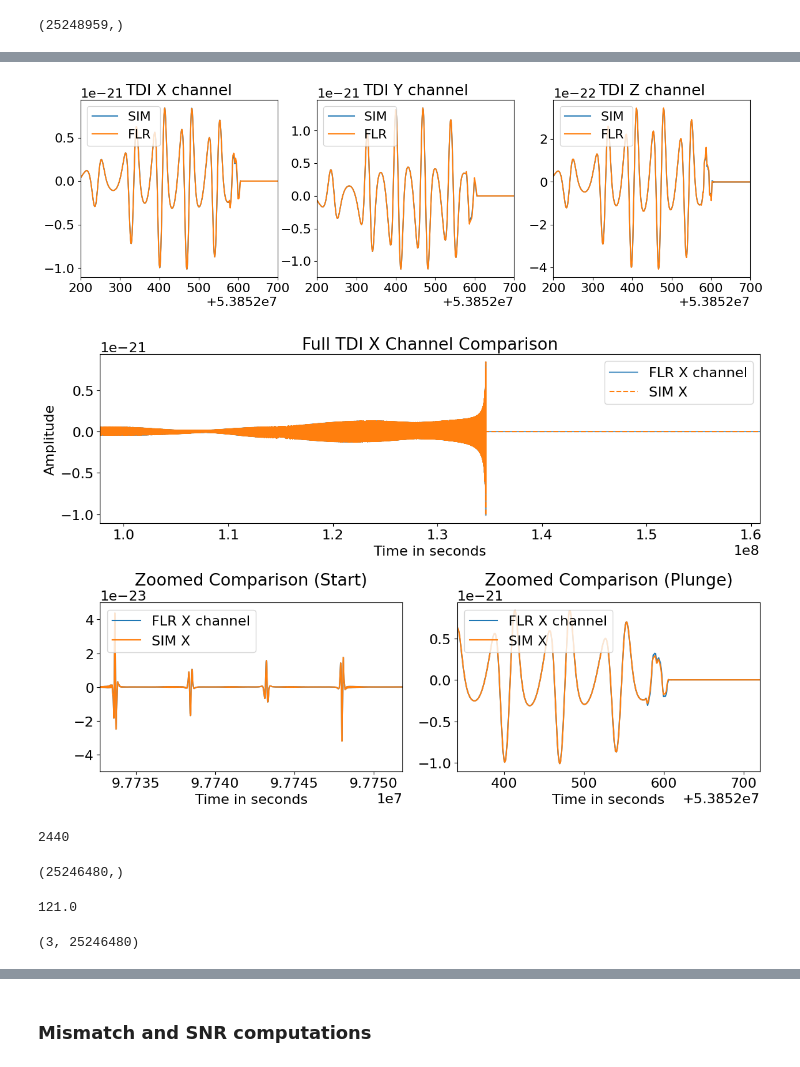
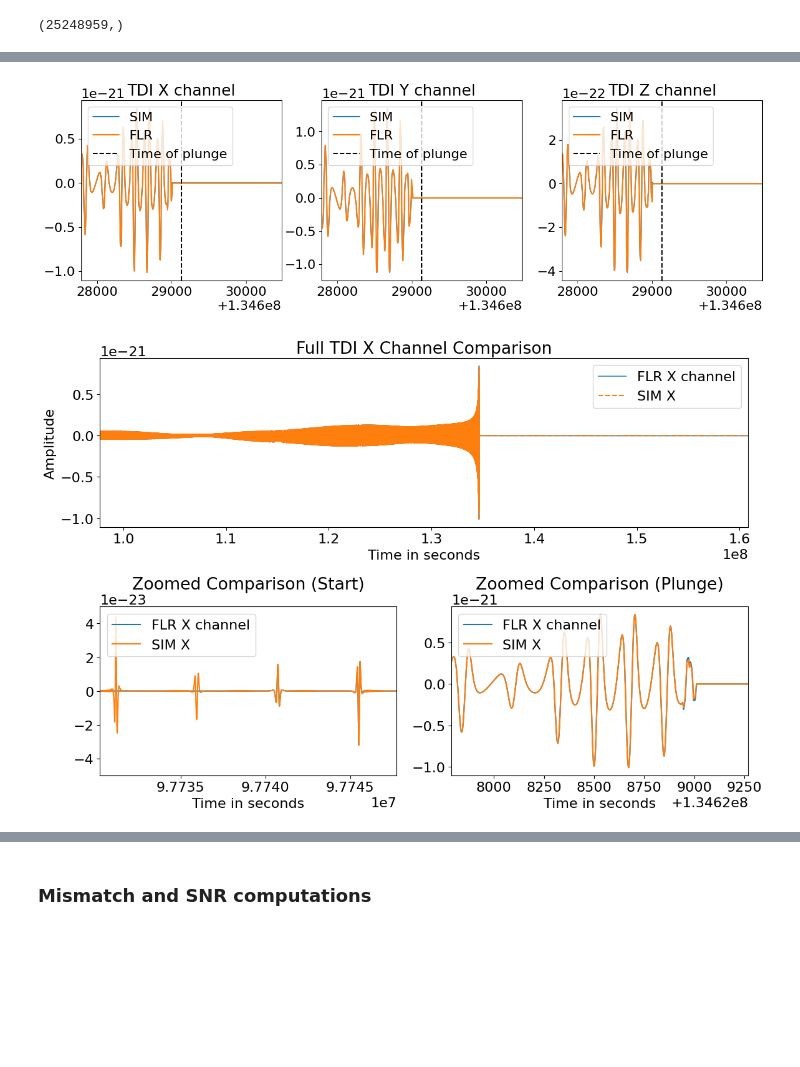
Before and after one commit to BertDepoorter/MojitoAnalysis, a Jupyter notebook: FLR_sim.ipynb, the cells around one changed output, grey strips where cells are left out. Cells and saved outputs as stored; diff of their text form; code cells hidden in the pictures; blank space fills up the shorter version.

Commit message:
Further validation: plots and towards mismatch computation

```diff
--- a/FLR_sim.ipynb
+++ b/FLR_sim.ipynb
@@ -459,10 +362,0 @@ class EMRIWave(ParallelModuleBase):
-# %%
-orbits = OEMOrbits.from_included(oemorbits)
-t0_orbits = float(orbits.t_start) + t_dltt_orbits
-
-n_samples = 1000 # necessary to do the TDI delays
-
-use_gpu=True
-t_smooth=0
-waveform_model='Kerr'
-mode_selection_threshold = 0.0
@@ -471,13 +362,0 @@ OEM preferred interpolation method ignored, using spline interpolation (see Inte
-# %%
-emri_waveform = EMRIWave(use_gpu=use_gpu,
-                         T_smooth=t_smooth,
-                         model=waveform_model,
-                         mode_selection_threshold=mode_selection_threshold,
-                         strain_only=False,
-                         t0_orbits=t0_orbits,
-                         t_init=t0_l0 - offset,
-                         dt=dt,
-                         n_samples=n_samples,
-                         offset=offset, # seconds
-                         time=Time   # time for which we generate the waveform
-                        )
@@ -671,6 +549,6 @@ for i, lab in enumerate(["X", "Y", "Z"]):
 # %%
-time_sim_L1 = np.arange(t_init + 850.5, x2.shape[0]*delta_t + t_init + 850.5, dt)[:-1] / YRSID_SI
-time_flr_L1 = np.arange(t_init, chans.shape[1]*delta_t + t_init, dt)[:-1] /YRSID_SI
+time_sim_L1 = np.arange(t_init + 850.5, x2.shape[0]*delta_t + t_init + 850.5, dt)[:-1]
+time_flr_L1 = np.arange(t_init, chans.shape[1]*delta_t + t_init, dt)[:-1]
 # %%
 len(chans[0])
 # %% [output]
@@ -730,26 +596,29 @@ Text(0.5, 1.0, 'TDI X channel')
+# %%
+T_plunge = params['TimeCoalescenceSSBFrame'] + t_init - 50.5
 # %%
 fig, ax = plt.subplots(1, 3, figsize=(15, 4))
 labels = ['X', 'Y', 'Z']
 sim_data = {0: x2, 1: y2, 2: z2}
 
 for i, lab in enumerate(labels):
-    ax[i].plot(time_sim_L1*YRSID_SI/dt, sim_data[i], label=f'SIM ')
-    ax[i].plot(time_flr_L1*YRSID_SI/dt, chans[i].get(), label=f'FLR')
-    ax[i].set_xlim([5.38522e7,5.38527e7 ])
+    ax[i].plot(time_sim_L1, sim_data[i], label=f'SIM ')
+    ax[i].plot(time_flr_L1, chans[i].get(), label=f'FLR')
+    ax[i].set_xlim([0.99999 * T_plunge, 1.00001 * T_plunge])
+    ax[i].axvline(T_plunge, linestyle='--', color='black', label='Time of plunge')
     ax[i].legend(loc='upper left')
 
     ax[i].set_title(f'TDI {lab} channel')
 # %% [output]
-[figure, old version]
+[figure, new version]
 # %%
 fig = plt.figure(figsize=(12, 8))
 gs = fig.add_gridspec(2, 2)
 
 # panel with full thing
 ax_top = fig.add_subplot(gs[0, :]) # Spans row 0, all columns
-ax_top.plot(time_flr_L1*YRSID_SI, chans[0].get(), label='FLR X channel', alpha=0.7)
-ax_top.plot(time_sim_L1*YRSID_SI, x2, label='SIM X', linestyle='--')
-ax_top.set_xlim([time_sim_L1[0]*YRSID_SI, time_sim_L1[-1]*YRSID_SI])
+ax_top.plot(time_flr_L1, chans[0].get(), label='FLR X channel', alpha=0.7)
+ax_top.plot(time_sim_L1, x2, label='SIM X', linestyle='--')
+ax_top.set_xlim([time_sim_L1[0], time_sim_L1[-1]])
 ax_top.set_title('Full TDI X Channel Comparison')
 ax_top.legend(loc='upper right')
 ax_top.set_xlabel('Time in seconds')
@@ -757,9 +626,9 @@ ax_top.set_ylabel('Amplitude')
 
 # bottom left
 ax_left = fig.add_subplot(gs[1, 0])
-ax_left.plot(time_flr_L1*YRSID_SI, chans[0].get(), label='FLR X channel')
-ax_left.plot(time_sim_L1*YRSID_SI, x2, label='SIM X')
-ax_left.set_xlim([(time_sim_L1[0])*YRSID_SI+1000*dt, (time_sim_L1[0]+ 0.00005)*YRSID_SI+8000*dt])
+ax_left.plot(time_flr_L1, chans[0].get(), label='FLR X channel')
+ax_left.plot(time_sim_L1, x2, label='SIM X')
+ax_left.set_xlim([(time_sim_L1[0])+1000*dt, (time_sim_L1[0]+ 0.00005)+8000*dt])
 ax_left.set_ylim([-5e-23, 5e-23])
 ax_left.legend(loc='upper left')
 ax_left.set_xlabel('Time in seconds')
@@ -767,9 +636,10 @@ ax_left.set_title('Zoomed Comparison (Start)')
 
 # Bottom right
 ax_right = fig.add_subplot(gs[1, 1])
-ax_right.plot(time_flr_L1*YRSID_SI/dt, chans[0].get(), label='FLR X channel')
-ax_right.plot(time_sim_L1*YRSID_SI/dt, x2, label='SIM X')
-ax_right.set_xlim([(4.26612)*YRSID_SI/dt, (4.26615)*YRSID_SI/dt])
+ax_right.plot(time_flr_L1, chans[0].get(), label='FLR X channel')
+ax_right.plot(time_sim_L1, x2, label='SIM X')
+ax_right.set_xlim([0.99999*T_plunge, 1.000001*T_plunge])
+# ax_right.set_xlim([(4.26612)*YRSID_SI/dt, (4.26615)*YRSID_SI/dt])
 ax_right.legend(loc='upper left')
 ax_right.set_xlabel('Time in seconds')
 ax_right.set_title('Zoomed Comparison (Plunge)')
@@ -777,21 +647,4 @@ ax_right.set_title('Zoomed Comparison (Plunge)')
 plt.tight_layout()
 plt.show()
 # %% [output]
-[figure, old version]
+[figure, new version]
-# %%
-chans[0].shape[0] - x2.shape[0]
-# %% [output]
-2440
-# %%
-x2.shape
-# %% [output]
-(25246480,)
-# %%
-302.5/2.5
-# %% [output]
-121.0
-# %%
-chans_clipped = chans[:, int(550/dt + 1000): -int(550/dt + 1000)]
-chans_clipped.shape
-# %% [output]
-(3, 25246480)
```
Also changed, not shown: parts of 41 cells of this notebook, 1 other file.
